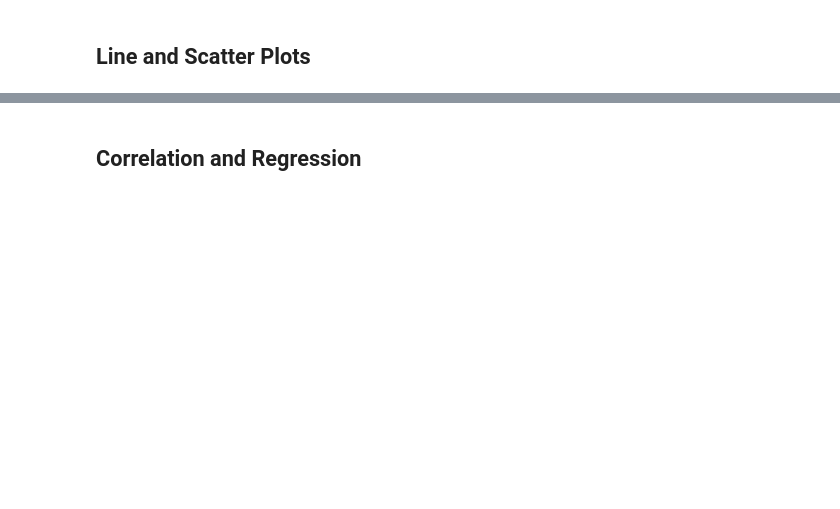
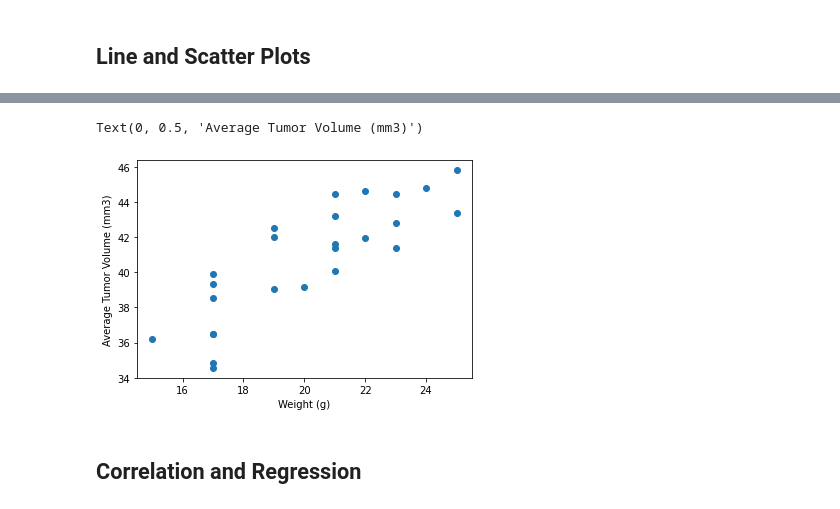
Before and after one commit to Patrick-Bacza/Module_5_Challenge, a Jupyter notebook: pymaceuticals_starter.ipynb, the cells around one changed output, grey strips where cells are left out. Drawn from its saved outputs; the diff is of its cells as text; code cells hidden in the pictures; blank space fills up the shorter version.

```diff
--- a/pymaceuticals_starter.ipynb
+++ b/pymaceuticals_starter.ipynb
@@ -220,5 +221,16 @@ tumor_volume = []
 # %%
 # Generate a scatter plot of average tumor volume vs. mouse weight for the Capomulin regimen
+mask = clean_animal_study_df['Drug Regimen'] == 'Capomulin'
+
+capomulin_regimen = clean_animal_study_df[mask].groupby("Mouse ID").mean()[['Weight (g)' , 'Tumor Volume (mm3)']]
+
+
+plt.scatter(capomulin_regimen['Weight (g)'] , capomulin_regimen["Tumor Volume (mm3)"])
+plt.xlabel("Weight (g)")
+plt.ylabel("Average Tumor Volume (mm3)")
+# %% [output]
+Text(0, 0.5, 'Average Tumor Volume (mm3)')
+[figure, added]
 # %% [markdown]
 ## Correlation and Regression
 # %%
```
Also changed, not shown: parts of 4 cells of this notebook.
